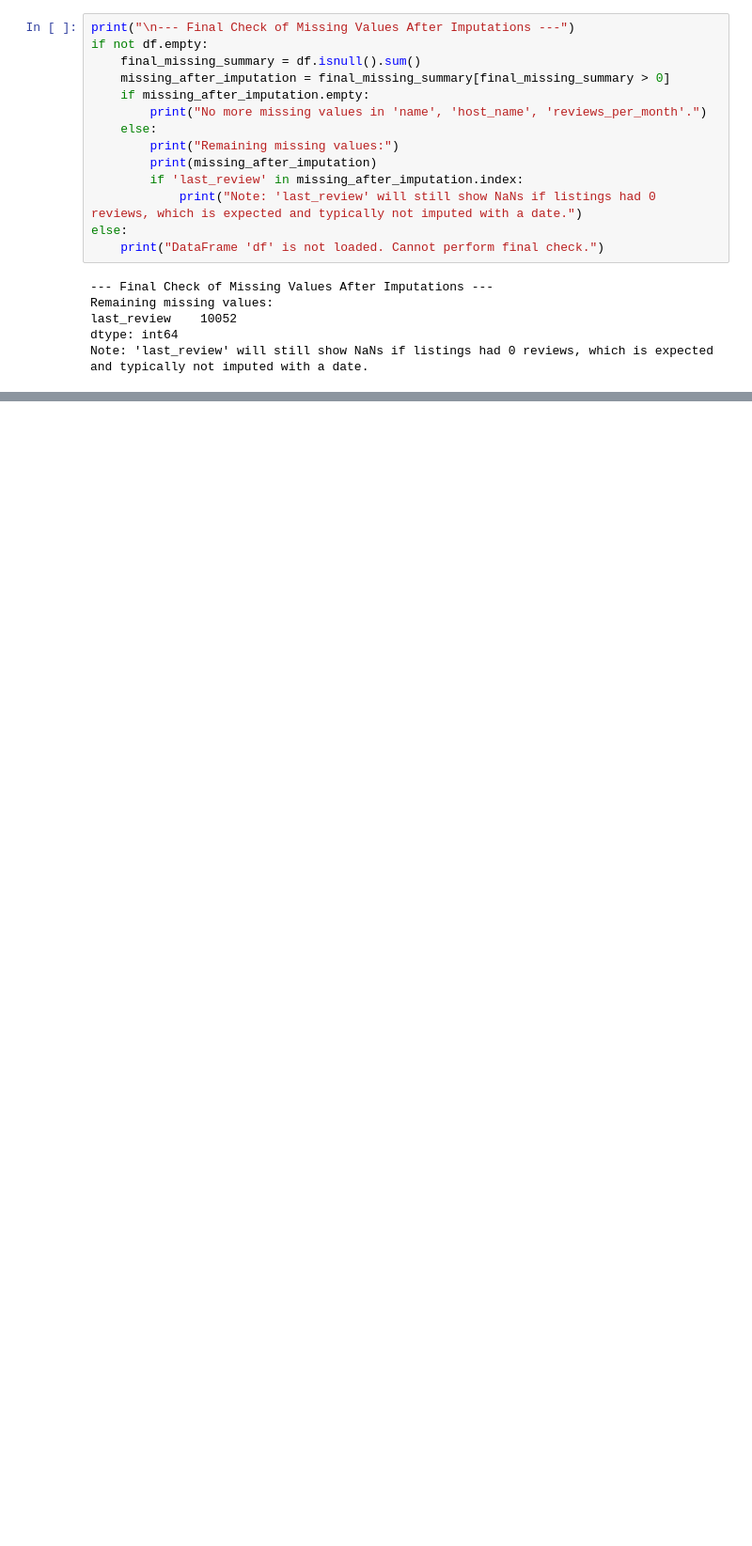
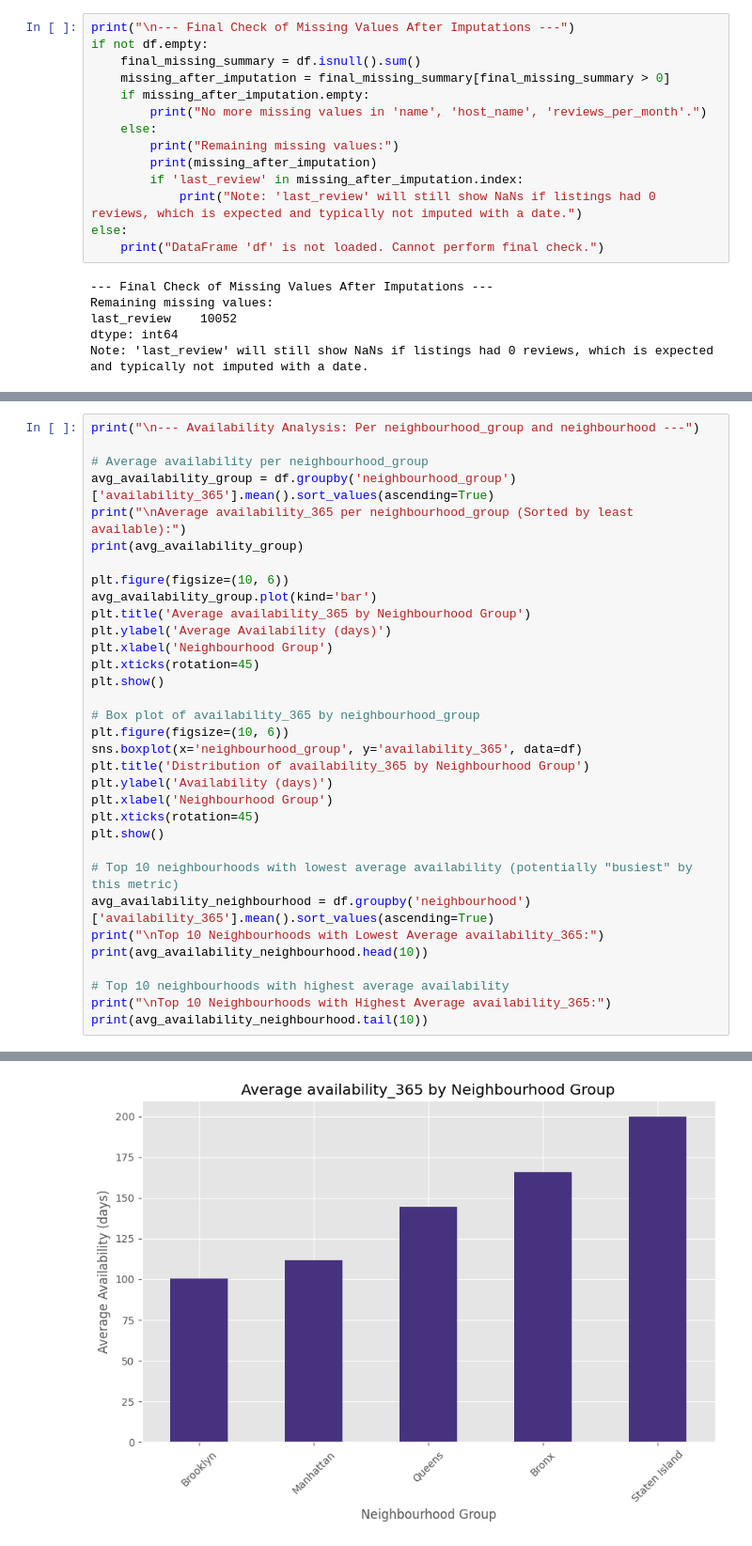
Before and after one commit to tm3-machine-learning/airbnb, a Jupyter notebook: mchandler_analysis/airbnb_analysis.ipynb, the cells around one changed output, grey strips where cells are left out. Shown at 94% size. Drawn from its saved outputs; the diff is of its cells as text; blank space fills up the shorter version.

```diff
--- a/mchandler_analysis/airbnb_analysis.ipynb
+++ b/mchandler_analysis/airbnb_analysis.ipynb
@@ -235,0 +288,34 @@ Note: 'last_review' will still show NaNs if listings had 0 reviews, which is exp
+# %%
+print("\n--- Availability Analysis: Per neighbourhood_group and neighbourhood ---")
+
+# Average availability per neighbourhood_group
+avg_availability_group = df.groupby('neighbourhood_group')['availability_365'].mean().sort_values(ascending=True)
+print("\nAverage availability_365 per neighbourhood_group (Sorted by least available):")
+print(avg_availability_group)
+
+plt.figure(figsize=(10, 6))
+avg_availability_group.plot(kind='bar')
+plt.title('Average availability_365 by Neighbourhood Group')
+plt.ylabel('Average Availability (days)')
+plt.xlabel('Neighbourhood Group')
+plt.xticks(rotation=45)
+plt.show()
+
+# Box plot of availability_365 by neighbourhood_group
+plt.figure(figsize=(10, 6))
+sns.boxplot(x='neighbourhood_group', y='availability_365', data=df)
+plt.title('Distribution of availability_365 by Neighbourhood Group')
+plt.ylabel('Availability (days)')
+plt.xlabel('Neighbourhood Group')
+plt.xticks(rotation=45)
+plt.show()
+
+# Top 10 neighbourhoods with lowest average availability (potentially "busiest" by this metric)
+avg_availability_neighbourhood = df.groupby('neighbourhood')['availability_365'].mean().sort_values(ascending=True)
+print("\nTop 10 Neighbourhoods with Lowest Average availability_365:")
+print(avg_availability_neighbourhood.head(10))
+
+# Top 10 neighbourhoods with highest average availability
+print("\nTop 10 Neighbourhoods with Highest Average availability_365:")
+print(avg_availability_neighbourhood.tail(10))
+# %% [output]
@@ -235,0 +332 @@ Note: 'last_review' will still show NaNs if listings had 0 reviews, which is exp
+[figure, added]
```
Also changed, not shown: parts of 25 cells of this notebook.
